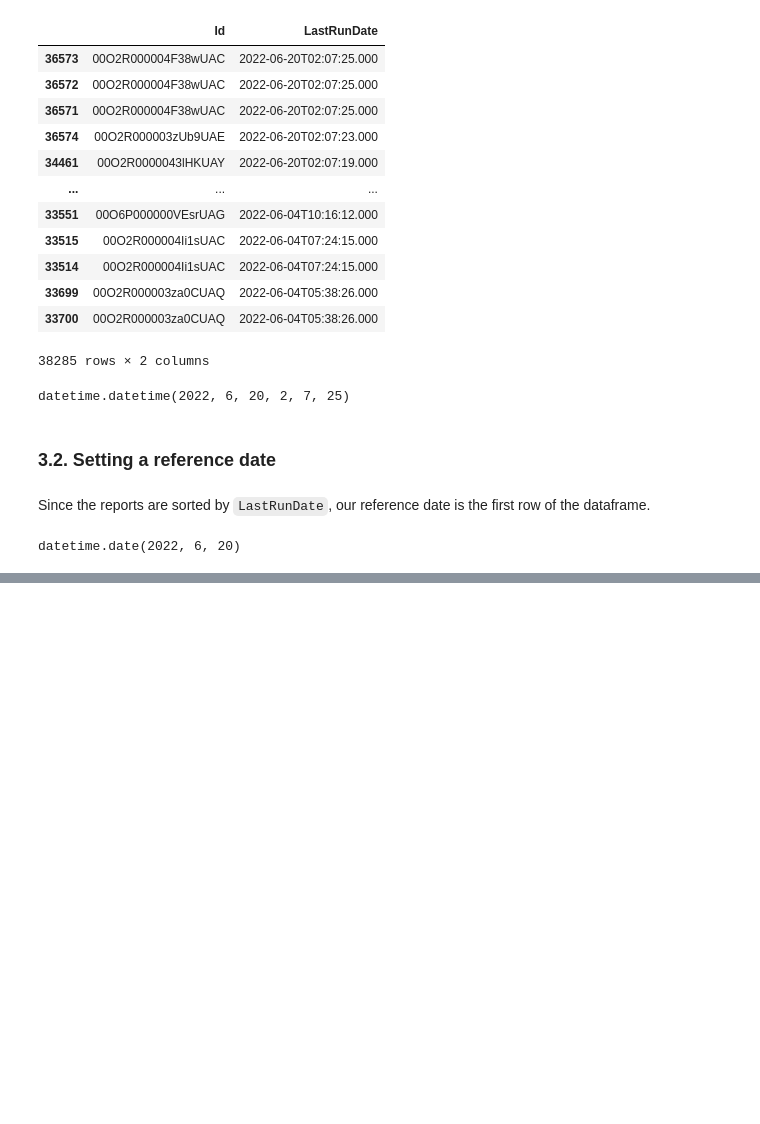
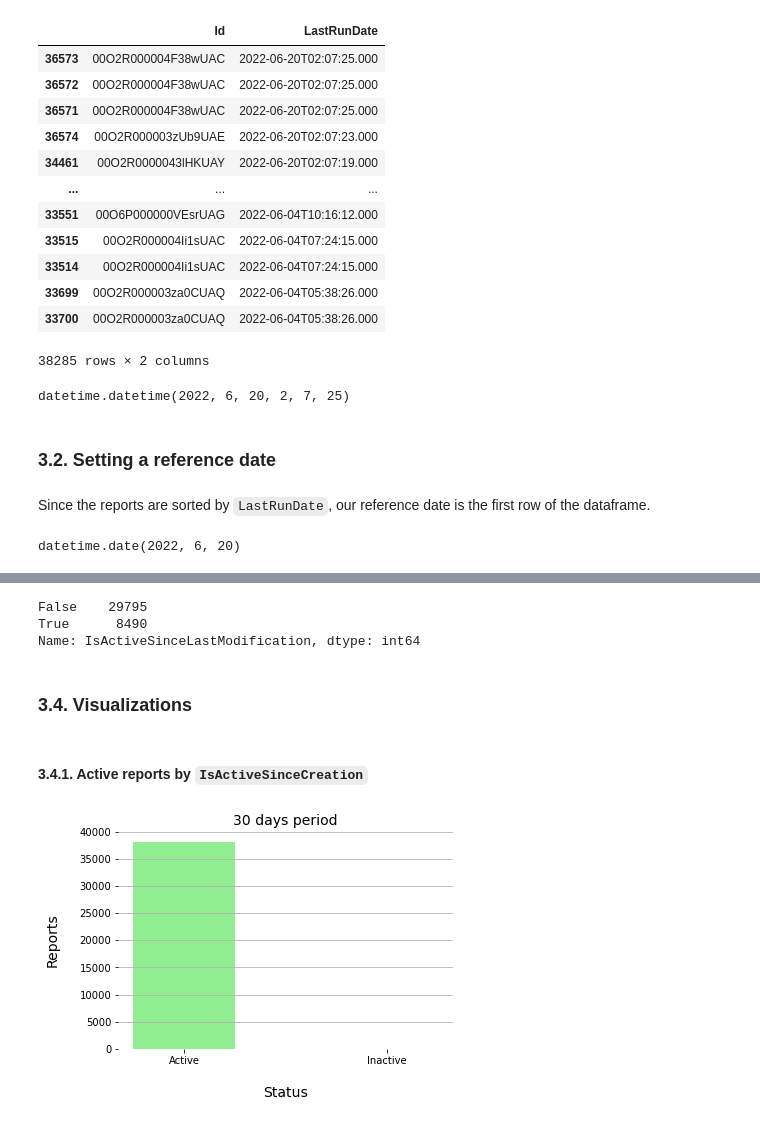
Before and after one commit to dell-splab/lightning-analysis, a Jupyter notebook: 1. Active Reports.ipynb, the cells around one changed output, grey strips where cells are left out. Drawn from its saved outputs; the diff is of its cells as text; code cells hidden in the pictures; blank space fills up the shorter version.

Commit message:
update active report definition

```diff
--- a/1. Active Reports.ipynb
+++ b/1. Active Reports.ipynb
@@ -366,0 +312,2 @@ ltng_active_reports.to_csv("./datasets/active_reports.csv", index=False)
+# %%
+ltng_full_reports['IsActiveSinceCreation'] = ltng_full_reports.apply(lambda r: filter_active_reports_since_creation(r), axis=1)
@@ -366,0 +327,7 @@ ltng_active_reports.to_csv("./datasets/active_reports.csv", index=False)
+# %%
+def filter_active_reports_since_last_modification(report):
+    timedelta1 = ref_date - dt.datetime.fromisoformat(report.LastModifiedDate).date()
+    if timedelta1.days > elapsed_days:
+        return False
+    timedelta2 = ref_date - dt.datetime.fromisoformat(report.LastRunDate).date()
+    return timedelta2.days <= elapsed_days
@@ -366,0 +336,36 @@ ltng_active_reports.to_csv("./datasets/active_reports.csv", index=False)
+# %%
+ltng_full_reports['IsActiveSinceLastModification'] = ltng_full_reports\
+    .apply(lambda r: filter_active_reports_since_last_modification(r), axis=1)
+# %%
+ltng_full_reports['IsActiveSinceLastModification'].value_counts()
+# %% [output]
+False    29795
+True      8490
+Name: IsActiveSinceLastModification, dtype: int64
+# %% [markdown]
+### 3.4. Visualizations
+# %%
+import matplotlib.pyplot as plt
+from collections import defaultdict
+
+def show_active_reports(by):
+    report_status = ['Inactive', 'Active']
+    count_data = defaultdict(bool)
+    count_data[True] = count_data[False] = 0
+    count_data.update(dict(ltng_full_reports[by].value_counts()))
+    plot_data = {report_status[stat] : cnt for stat, cnt in count_data.items()}
+    plt.figure(figsize=(6,4))
+    plt.bar(plot_data.keys(), plot_data.values(), color=['lightgreen', 'lightgrey'], width=0.5, zorder=1)
+    plt.title('{} days period'.format(elapsed_days), fontsize=14)
+    plt.xlabel('\nStatus', fontsize=14)
+    plt.ylabel('Reports\n', fontsize=14)
+    plt.grid(True, axis='y')
+    plt.rc('axes', axisbelow=True)
+    plt.box(on=None)
+    plt.show()
+# %% [markdown]
+#### 3.4.1. Active reports by `IsActiveSinceCreation`
+# %%
+show_active_reports(by='IsActiveSinceCreation')
+# %% [output]
+[figure, added]
```
Also changed, not shown: parts of 35 cells of this notebook, 2 other files.
